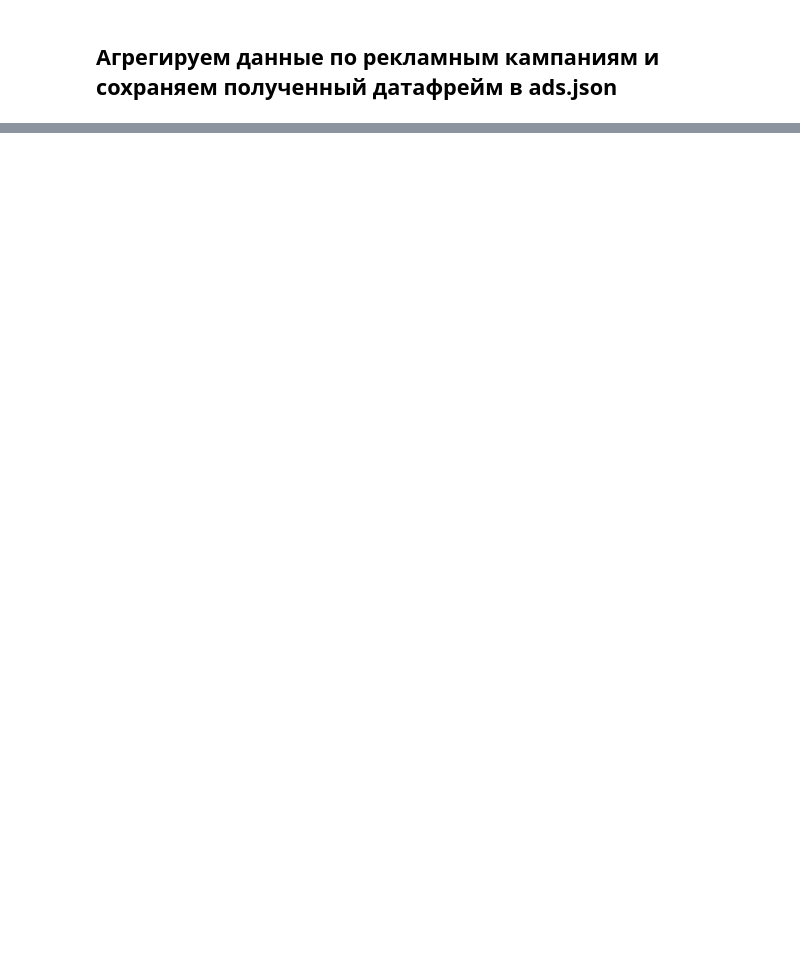
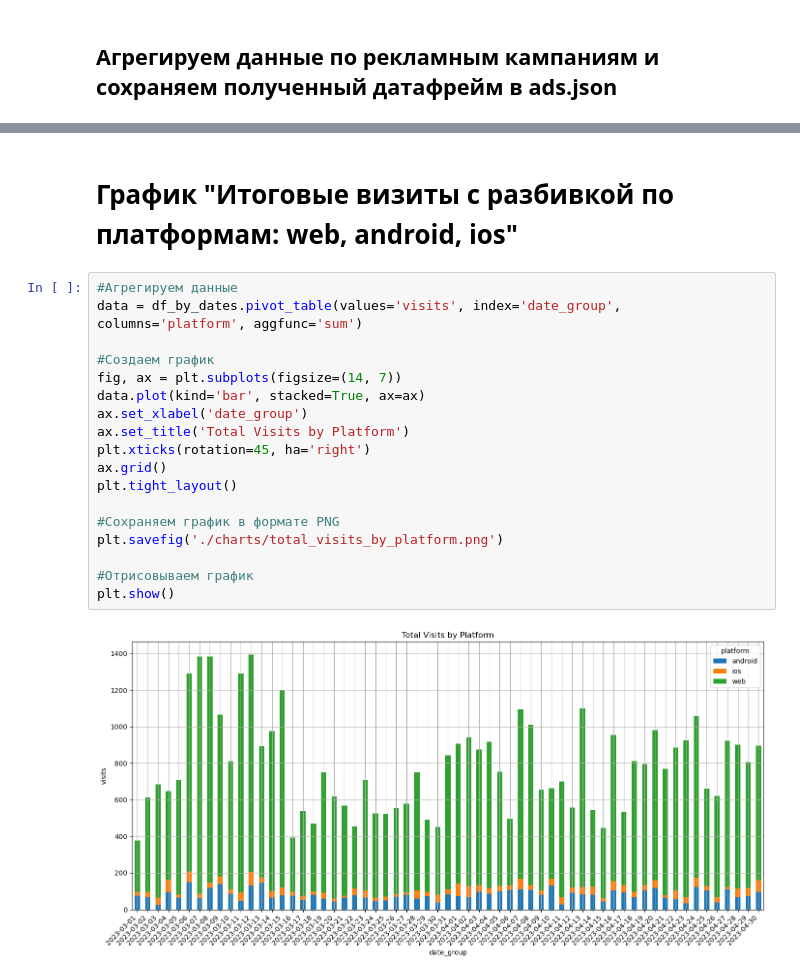
Before and after one commit to rkliver/data-analytics-project-100, a Jupyter notebook: data-analytics-project-100.ipynb, the cells around one changed output, grey strips where cells are left out. Saved outputs shown, nothing was run; the diff lists cells and outputs as text; blank space fills up the shorter version.

```diff
--- a/data-analytics-project-100.ipynb
+++ b/data-analytics-project-100.ipynb
@@ -73,0 +118,22 @@ df_ads_result.to_json('ads.json')
+# %% [markdown]
+# График "Итоговые визиты с разбивкой по платформам: web, android, ios"
+# %%
+#Агрегируем данные
+data = df_by_dates.pivot_table(values='visits', index='date_group', columns='platform', aggfunc='sum')
+
+#Создаем график
+fig, ax = plt.subplots(figsize=(14, 7))
+data.plot(kind='bar', stacked=True, ax=ax)
+ax.set_xlabel('date_group')
+ax.set_title('Total Visits by Platform')
+plt.xticks(rotation=45, ha='right')
+ax.grid()
+plt.tight_layout()
+
+#Сохраняем график в формате PNG
+plt.savefig('./charts/total_visits_by_platform.png')
+
+#Отрисовываем график
+plt.show()
+# %% [output]
+[figure, added]
```
Also changed, not shown: parts of 27 cells of this notebook.
